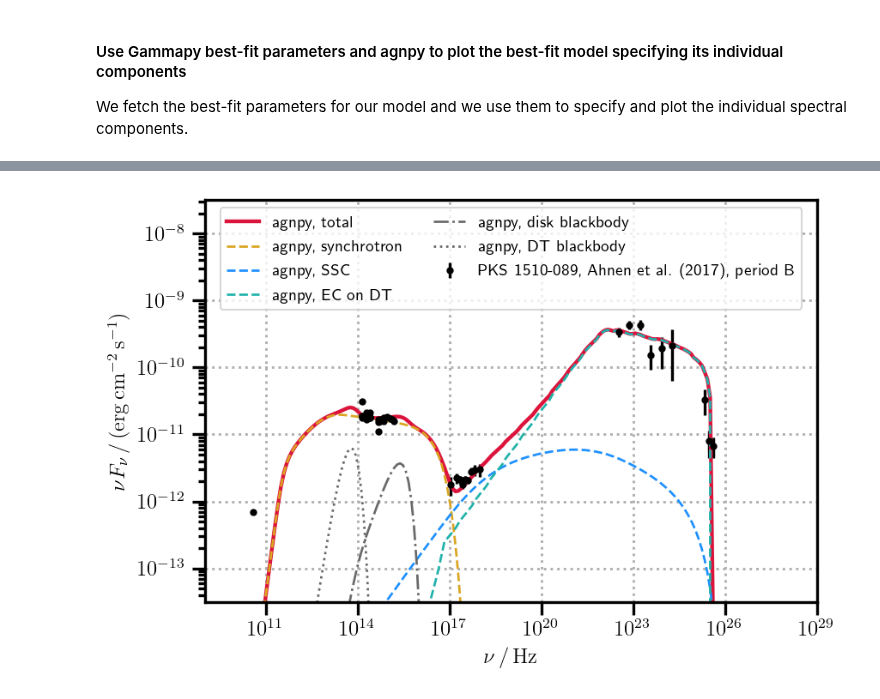
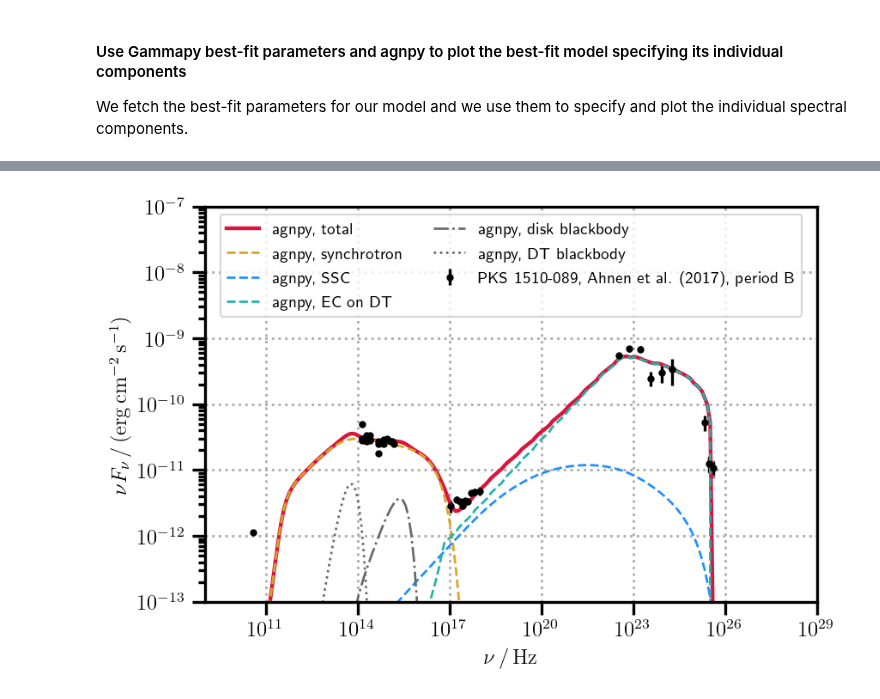
Before and after one commit to cosimoNigro/agnpy, a Jupyter notebook: docs/tutorials/ec_dt_gammapy_fit.ipynb, the cells around one changed output, grey strips where cells are left out. Saved outputs shown, nothing was run; the diff lists cells and outputs as text; code cells hidden in the pictures.

```diff
--- a/docs/tutorials/ec_dt_gammapy_fit.ipynb
+++ b/docs/tutorials/ec_dt_gammapy_fit.ipynb
@@ -488,32 +493,32 @@ ax.loglog(
     label="agnpy, DT blackbody",
 )
 # systematics error in gray
 ax.errorbar(
     x.to("Hz", equivalencies=u.spectral()).value,
     y,
     yerr=y_err_syst,
     marker=",",
     ls="",
     color="gray",
     label="",
 )
 # statistics error in black
 ax.errorbar(
     x.to("Hz", equivalencies=u.spectral()).value,
     y,
     yerr=y_err_stat,
     marker=".",
     ls="",
     color="k",
     label="PKS 1510-089, Ahnen et al. (2017), period B",
 )
 ax.set_xlabel(sed_x_label)
 ax.set_ylabel(sed_y_label)
 ax.set_xlim([1e9, 1e29])
-ax.set_ylim([10 ** (-13.5), 10 ** (-7.5)])
+ax.set_ylim([10 ** (-13), 10 ** (-7)])
 ax.legend(
     loc="upper center", fontsize=9, ncol=2,
 )
 plt.show()
 # %% [output]
-[figure, old version]
+[figure, new version]
```
Also changed, not shown: parts of 4 cells of this notebook, 3 other files.
